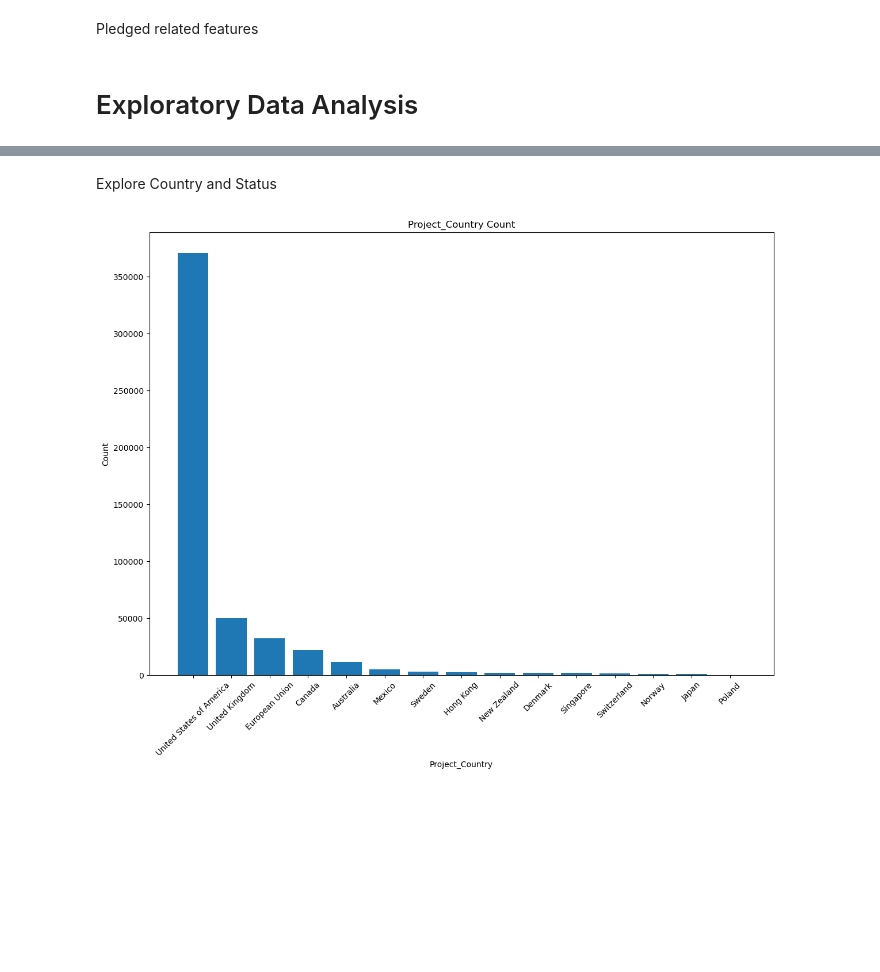
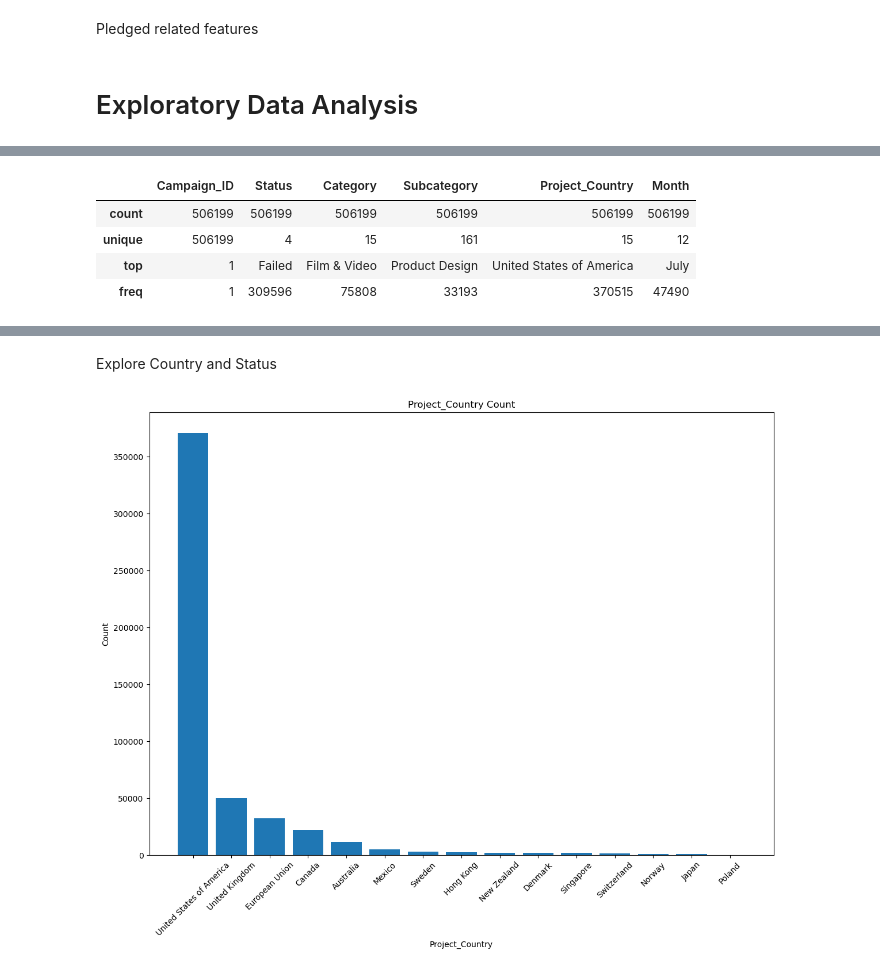
Before and after one commit to SBangarh/Kickstarter_Analysis, a Jupyter notebook: exploratory_analysis.ipynb, the cells around one changed output, grey strips where cells are left out. Drawn from its saved outputs; the diff is of its cells as text; code cells hidden in the pictures; blank space fills up the shorter version.

```diff
--- a/exploratory_analysis.ipynb
+++ b/exploratory_analysis.ipynb
@@ -462,0 +443,9 @@ data.drop(['Amount_Per_Day', 'Amount_Per_Backer'], axis=1, inplace=True)
+# %%
+#describe categorical data
+describe_df(data, categorical=True)
+# %% [output]
+|  | Campaign_ID | Status | Category | Subcategory | Project_Country | Month |
+| count | 506199 | 506199 | 506199 | 506199 | 506199 | 506199 |
+| unique | 506199 | 4 | 15 | 161 | 15 | 12 |
+| top | 1 | Failed | Film & Video | Product Design | United States of America | July |
+| freq | 1 | 309596 | 75808 | 33193 | 370515 | 47490 |
```
Also changed, not shown: parts of 41 cells of this notebook, 1 other file.
